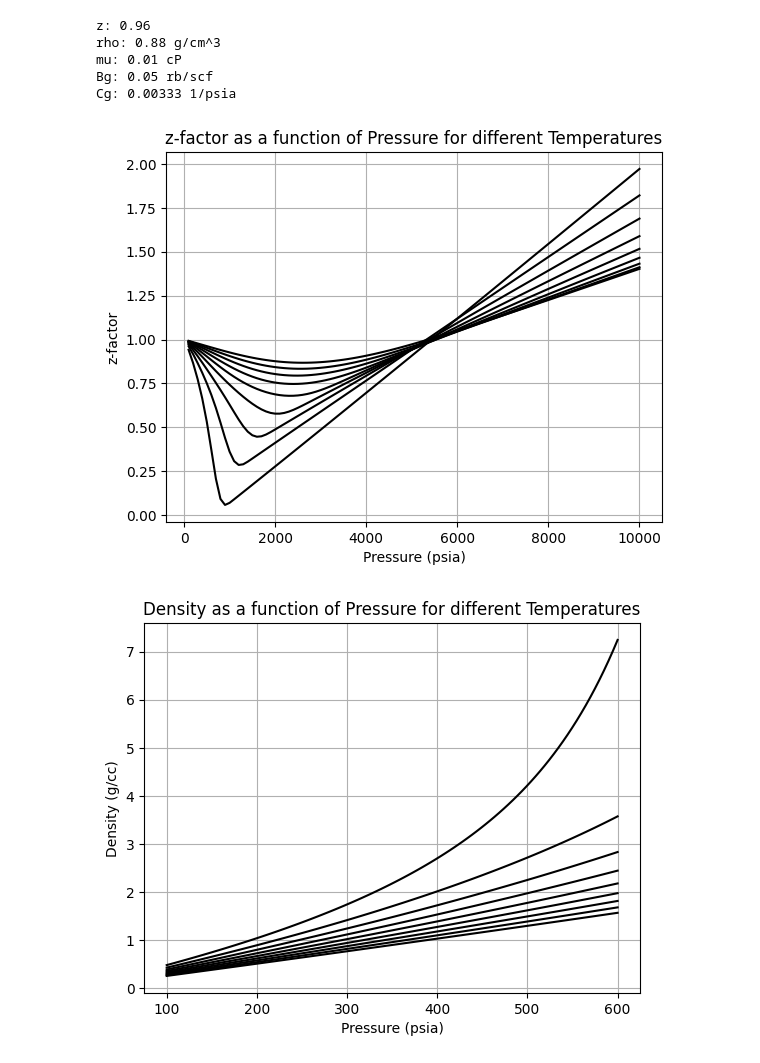
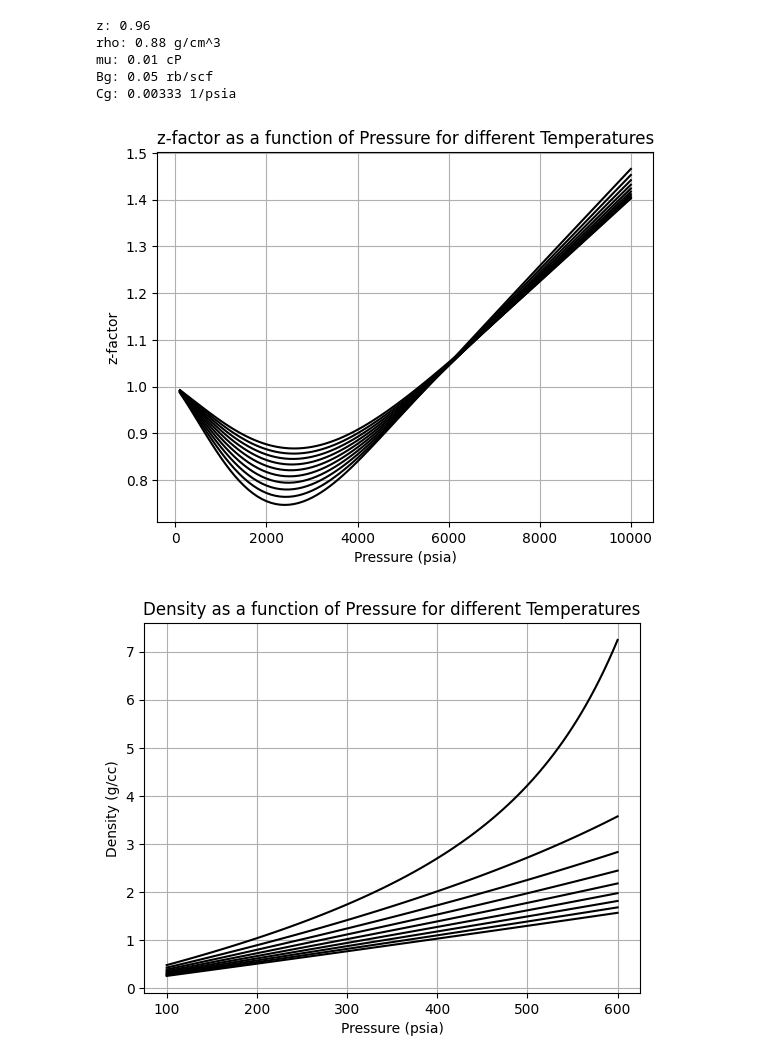
Before and after one commit to andydean27/pyRE, a Jupyter notebook: examples/fluids/gas.ipynb, the cells around one changed output. Cells and saved outputs as stored; diff of their text form; code cells hidden in the pictures.

```diff
--- a/examples/fluids/gas.ipynb
+++ b/examples/fluids/gas.ipynb
@@ -37,21 +37,21 @@ Cg: 0.00333 1/psia
 # %%
 import matplotlib.pyplot as plt
 import numpy as np
 
 # Plot z factor as function of pressure, lines by temperature
 P = np.linspace(100, 10000, 100)
-T = np.linspace(300, 600, 10)
+T = np.linspace(500, 600, 10)
 for t in T:
     z = np.array([gas_model.z(p, t) for p in P])
     plt.plot(P, z, label=f'T = {t} R', color = "k")
 
 plt.xlabel('Pressure (psia)')
 plt.ylabel('z-factor')
 plt.title('z-factor as a function of Pressure for different Temperatures')
 plt.grid(True)
 plt.show()
 # %% [output]
-[figure, old version]
+[figure, new version]
 # %%
 import matplotlib.pyplot as plt
 import numpy as np
```
